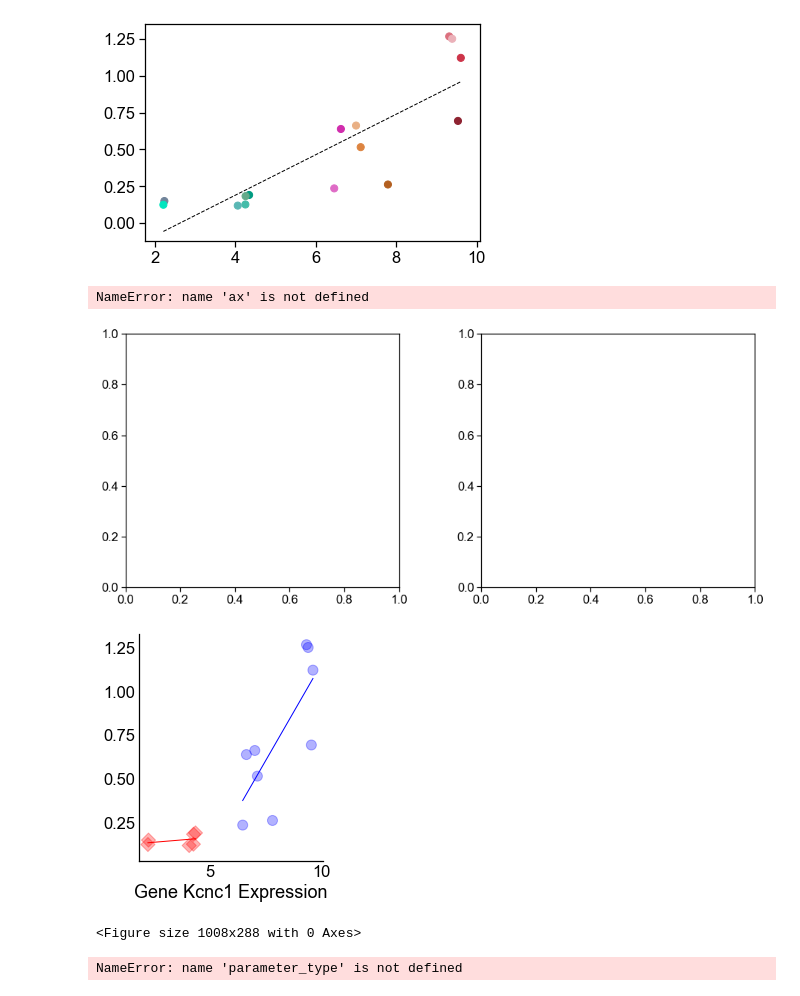
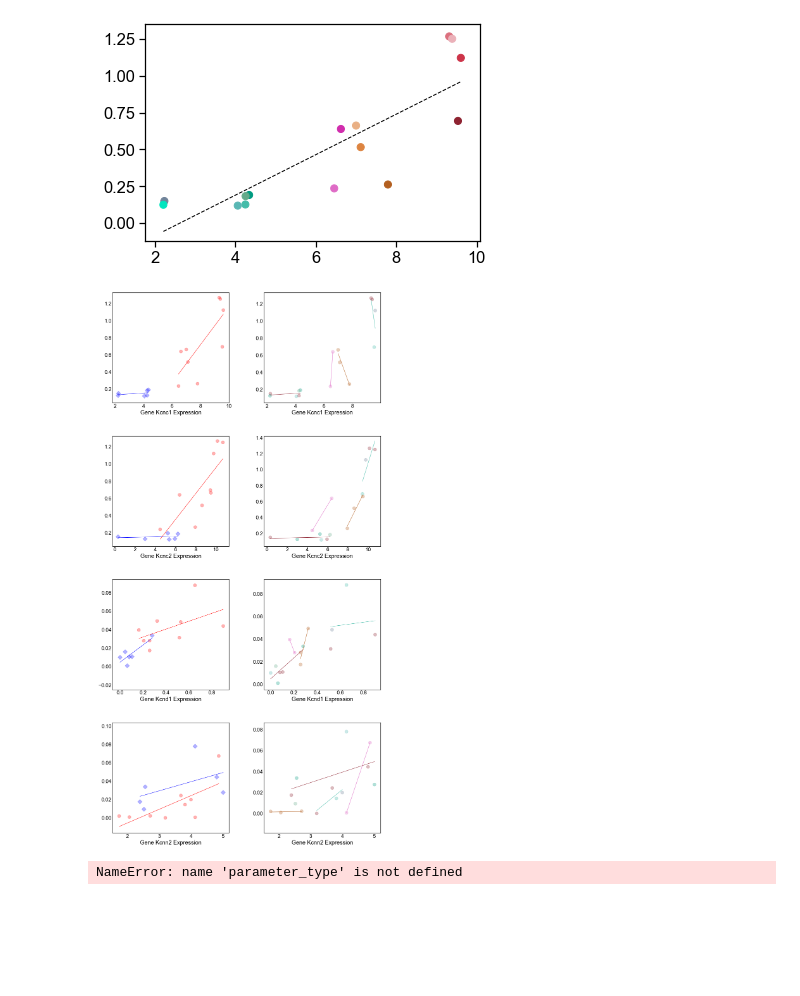
Before and after one commit to allen19981/Conductance_Parameter, a Jupyter notebook: Combining Graphs-Copy1.ipynb, the cells around one changed output. Cells and saved outputs as stored; diff of their text form; code cells hidden in the pictures; blank space fills up the shorter version.

```diff
--- a/Combining Graphs-Copy1.ipynb
+++ b/Combining Graphs-Copy1.ipynb
@@ -89,8 +89,6 @@ f.close()
 cre_line_metadata = pd.read_csv("data/cre_line_info.csv", index_col=0)
 
 
-
-
 sns.set_context("notebook", font_scale=1.5, rc={"lines.linewidth": 2.5})
 
 #Parameter names
@@ -138,3 +136,10 @@ cre_line_palette_inc_4 = palette_builder(cre_color_inc_4, list(org['colour']))
 
 shortened_color = filter_out_nan(list(org['short']))
 shortened_palette = palette_builder(shortened_color, list(org['colour']))
+
+cre_line_metadata.sort_values(by=["class"], inplace = True)
+color_inh = filter_out_nan(list(cre_line_metadata['class_colour']))
+
+cre_line_metadata.sort_values(by=["subclass"], inplace = True)
+color_sub = filter_out_nan(list(cre_line_metadata['subclass_colour']))
+color_sub
@@ -746,38 +755,44 @@ plt.show()
 # %%
 # SK and Kcnn2 family
 ncols = 2
-nrows = 1
-fig = plt.figure(figsize = (14, 6))
+nrows = 4
+fig = plt.figure(figsize = (14, 30))
 plt.tight_layout()
 
 
 grid = gridspec.GridSpec(nrows, ncols,
                left=0.1, bottom=0.15, right=0.94, top=0.94, wspace=0.3, hspace=0.3)
 
 ax1 = fig.add_subplot(grid[0, 0])
 ax1 = return_graph_conductance_exp_inh('gbar_Kv3_1', 'Kcnc1', sep_layer_cre_parameter_df, 'Kcnc1 mRNA ($log_2$ CPM+1)', 'Kv3.1 Conductance (pS/$\mu m^2$)')
-#ax1.fig
+
 ax2 = fig.add_subplot(grid[0, 1])
 ax2 = return_graph_conductance_exp_type('gbar_Kv3_1', 'Kcnc1', sep_layer_cre_parameter_df, 'Kcnc1 mRNA ($log_2$ CPM+1)', 'Kv3.1 Conductance (pS/$\mu m^2$)')
 
-# ax3 = return_graph_conductance_exp_inh('gbar_Kv3_1', 'Kcnc2', sep_layer_cre_parameter_df, 'Kcnc2 mRNA ($log_2$ CPM+1)', 'Kv3.1 Conductance (pS/$\mu m^2$)')
-# ax4 = return_graph_conductance_exp_type('gbar_Kv3_1', 'Kcnc2', sep_layer_cre_parameter_df, 'Kcnc2 mRNA ($log_2$ CPM+1)', 'Kv3.1 Conductance (pS/$\mu m^2$)')
+ax3 = fig.add_subplot(grid[1, 0])
+ax3 = return_graph_conductance_exp_inh('gbar_Kv3_1', 'Kcnc2', sep_layer_cre_parameter_df, 'Kcnc2 mRNA ($log_2$ CPM+1)', 'Kv3.1 Conductance (pS/$\mu m^2$)')
 
-# ax3 = return_graph_conductance_exp_inh('gbar_K_T', 'Kcnd1', sep_layer_cre_parameter_df, 'Kcnd1 mRNA ($log_2$ CPM+1)', 'K_T Conductance (pS/$\mu m^2$)')
-# ax4 = return_graph_conductance_exp_type('gbar_K_T', 'Kcnd1', sep_layer_cre_parameter_df, 'Kcnd1 mRNA ($log_2$ CPM+1)', 'K_T Conductance (pS/$\mu m^2$)')
+ax4 = fig.add_subplot(grid[1, 1])
+ax4 = return_graph_conductance_exp_type('gbar_Kv3_1', 'Kcnc2', sep_layer_cre_parameter_df, 'Kcnc2 mRNA ($log_2$ CPM+1)', 'Kv3.1 Conductance (pS/$\mu m^2$)')
 
-# ax3 = return_graph_conductance_exp_inh('gbar_SK', 'Kcnn2', sep_layer_cre_parameter_df, 'Kcnn2 mRNA ($log_2$ CPM+1)', 'SK Conductance (pS/$\mu m^2$)')
-# ax4 = return_graph_conductance_exp_type('gbar_SK', 'Kcnn2', sep_layer_cre_parameter_df, 'Kcnn2 mRNA ($log_2$ CPM+1)', 'SK Conductance (pS/$\mu m^2$)')
+ax5 = fig.add_subplot(grid[2, 0])
+ax5 = return_graph_conductance_exp_inh('gbar_K_T', 'Kcnd1', sep_layer_cre_parameter_df, 'Kcnd1 mRNA ($log_2$ CPM+1)', 'K_T Conductance (pS/$\mu m^2$)')
+
+ax6 = fig.add_subplot(grid[2, 1])
+ax6 = return_graph_conductance_exp_type('gbar_K_T', 'Kcnd1', sep_layer_cre_parameter_df, 'Kcnd1 mRNA ($log_2$ CPM+1)', 'K_T Conductance (pS/$\mu m^2$)')
+
+ax7 = fig.add_subplot(grid[3, 0])
+ax7 = return_graph_conductance_exp_inh('gbar_SK', 'Kcnn2', sep_layer_cre_parameter_df, 'Kcnn2 mRNA ($log_2$ CPM+1)', 'SK Conductance (pS/$\mu m^2$)')
+
+ax8 = fig.add_subplot(grid[3, 1])
+ax8 = return_graph_conductance_exp_type('gbar_SK', 'Kcnn2', sep_layer_cre_parameter_df, 'Kcnn2 mRNA ($log_2$ CPM+1)', 'SK Conductance (pS/$\mu m^2$)')
 
 # ax2.fig.gca()
 # plt.show()
 # return_graph_conductance_exp_inh('gbar_SK', 'Kcnn2', sep_layer_cre_parameter_df, 'Kcnn2 mRNA ($log_2$ CPM+1)', 'SK Conductance (pS/$\mu m^2$)')
 # return_graph_conductance_exp_type('gbar_SK', 'Kcnn2', sep_layer_cre_parameter_df, 'Kcnn2 mRNA ($log_2$ CPM+1)', 'SK Conductance (pS/$\mu m^2$)')
 # %% [output]
-NameError: name 'ax' is not defined
-[figure, old version]
+[figure, new version]
-[figure, removed]
-<Figure size 1008x288 with 0 Axes>
 # %%
 #Graphing scatterplot of conductance and transcriptomics
 def graph_conductance_exp_multiple(parameter_type, gene_symbols, df, xlabel, ylabel):
```
Also changed, not shown: parts of 4 cells of this notebook, 4 other files.
